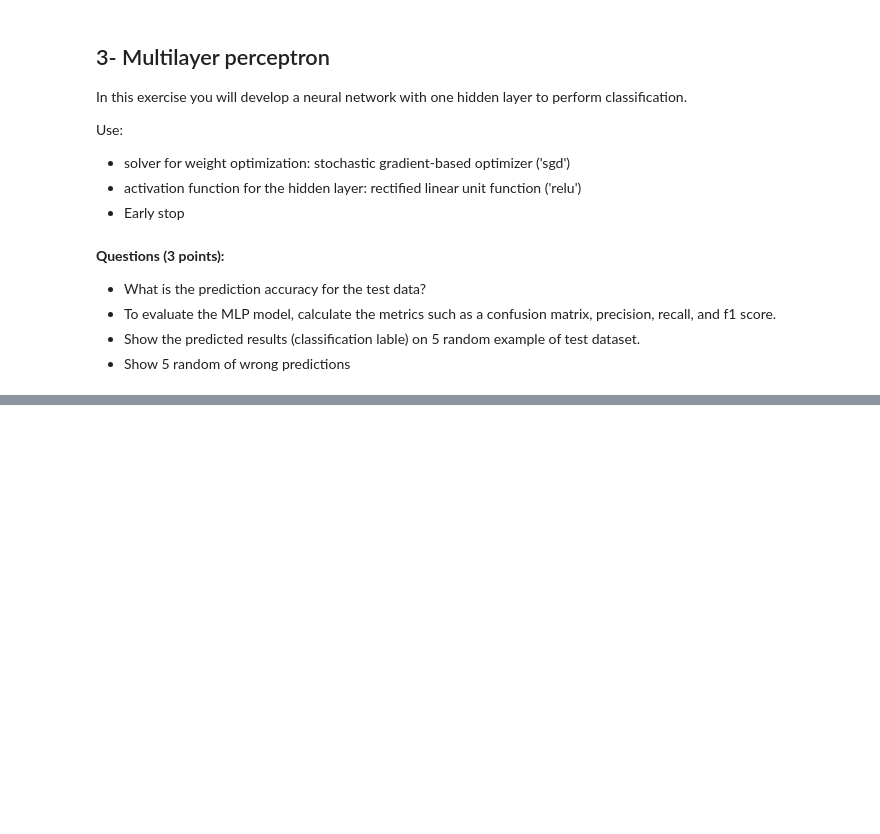
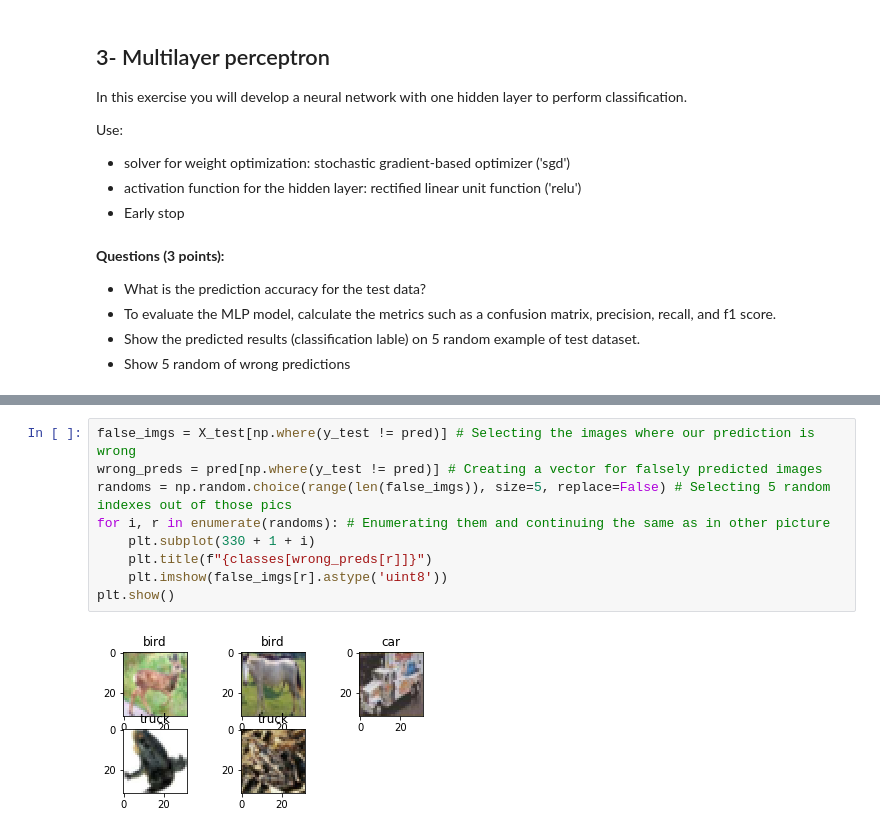
Before and after one commit to MesRot/ML_PL_Harkkatyo, a Jupyter notebook: Exercise_template.ipynb, the cells around one changed output, grey strips where cells are left out. Drawn from its saved outputs; the diff is of its cells as text; blank space fills up the shorter version.

```diff
--- a/Exercise_template.ipynb
+++ b/Exercise_template.ipynb
@@ -292,0 +366,11 @@ mlp_model.score(test_vector, y_test)
+# %%
+false_imgs = X_test[np.where(y_test != pred)] # Selecting the images where our prediction is wrong
+wrong_preds = pred[np.where(y_test != pred)] # Creating a vector for falsely predicted images
+randoms = np.random.choice(range(len(false_imgs)), size=5, replace=False) # Selecting 5 random indexes out of those pics
+for i, r in enumerate(randoms): # Enumerating them and continuing the same as in other picture
+    plt.subplot(330 + 1 + i)
+    plt.title(f"{classes[wrong_preds[r]]}")
+    plt.imshow(false_imgs[r].astype('uint8'))
+plt.show()
+# %% [output]
+[figure, added]
```
Also changed, not shown: parts of 18 cells of this notebook.
